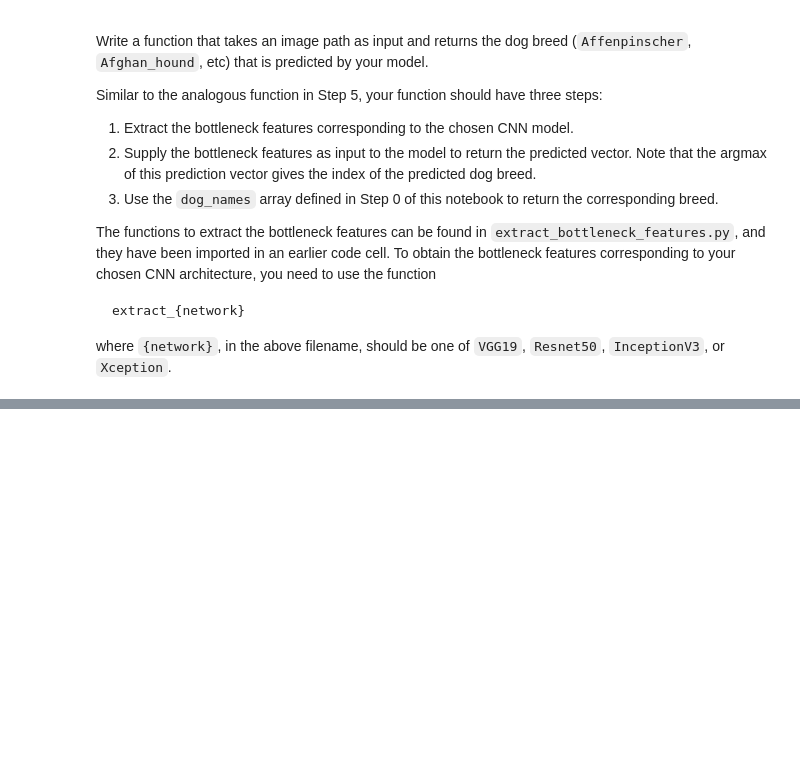
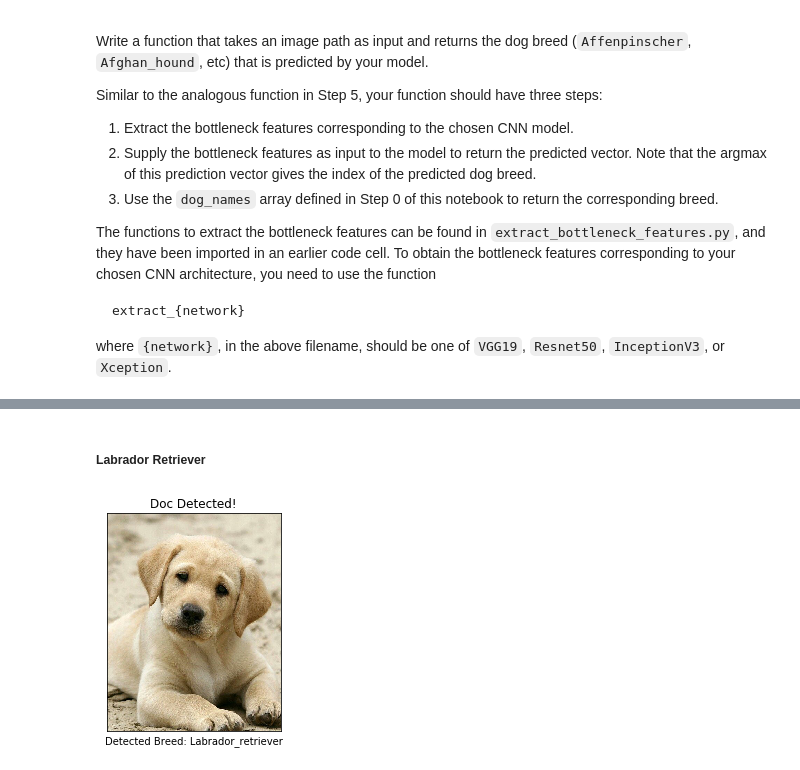
Before and after one commit to sumitbinnani/Dog-Breed-Classifier, a Jupyter notebook: dog_app.ipynb, the cells around one changed output, grey strips where cells are left out. Saved outputs shown, nothing was run; the diff lists cells and outputs as text; code cells hidden in the pictures; blank space fills up the shorter version.

Commit message:
Implemented Transfer Learning for Dog Breed Detection using ResNet and InceptionV3

```diff
--- a/dog_app.ipynb
+++ b/dog_app.ipynb
@@ -576,7 +659,9 @@ You are welcome to [augment the training data](https://blog.keras.io/building-po
 # %% [markdown]
 ### (IMPLEMENTATION) Load the Model with the Best Validation Loss
 # %%
-### TODO: Load the model weights with the best validation loss.
+### Load the model weights with the best validation loss.
+InceptionV3_model.load_weights('saved_models/weights.best.InceptionV3.hdf5')
+Resnet50_model.load_weights('saved_models/weights.best.Resnet50.hdf5')
 # %% [markdown]
 ### (IMPLEMENTATION) Test the Model
 
@@ -599,8 +694,17 @@ The functions to extract the bottleneck features can be found in `extract_bottle
 
 where `{network}`, in the above filename, should be one of `VGG19`, `Resnet50`, `InceptionV3`, or `Xception`.
 # %%
-### TODO: Write a function that takes a path to an image as input
+### Write a function that takes a path to an image as input
 ### and returns the dog breed that is predicted by the model.
+from extract_bottleneck_features import *
+
+def Resnet50_predict_breed(img_path):
+    # extract bottleneck features
+    bottleneck_feature = extract_Resnet50(path_to_tensor(img_path))
+    # obtain predicted vector
+    predicted_vector = Resnet50_model.predict(bottleneck_feature)
+    # return dog breed that is predicted by the model
+    return dog_names[np.argmax(predicted_vector)]
 # %% [markdown]
 ---
 <a id='step6'></a>
@@ -625,3 +726,30 @@ Some sample output for our algorithm is provided below, but feel free to design
+# %%
+### Write your algorithm.
+def output(img_path):
+    if dog_detector(img_path):
+        return ("Dog", "Detected Breed: " + str(Resnet50_predict_breed(img_path)))
+    elif face_detector(img_path):
+        return ("Human", "You look like: " + str(Resnet50_predict_breed(img_path)))
+    else:
+        return ("Error","Neither a dog nor human")
+# %%
+## Plot The Detected Breed
+def detect_and_plot(img_path):
+    img = cv2.imread(img_path)
+    cv_rgb = cv2.cvtColor(img, cv2.COLOR_BGR2RGB)
+    plt.imshow(cv_rgb)
+    #plt.axis('off')
+    title = output(img_path)
+    if title[0] == "Dog":
+        plt.title("Doc Detected!")
+    elif title[0] == "Human":
+        plt.title("Hello Human!")
+    else:
+        plt.title("Error!")
+    plt.xlabel(title[1])
+    plt.xticks([])
+    plt.yticks([])
+    plt.show()
 # %% [markdown]
 ---
 <a id='step7'></a>
@@ -642,0 +772,6 @@ __Answer:__
+# %% [markdown]
+##### Labrador Retriever
+# %%
+detect_and_plot("images/labrador_retriever.jpg")
+# %% [output]
+[figure, added]
```
Also changed, not shown: parts of 34 cells of this notebook.
